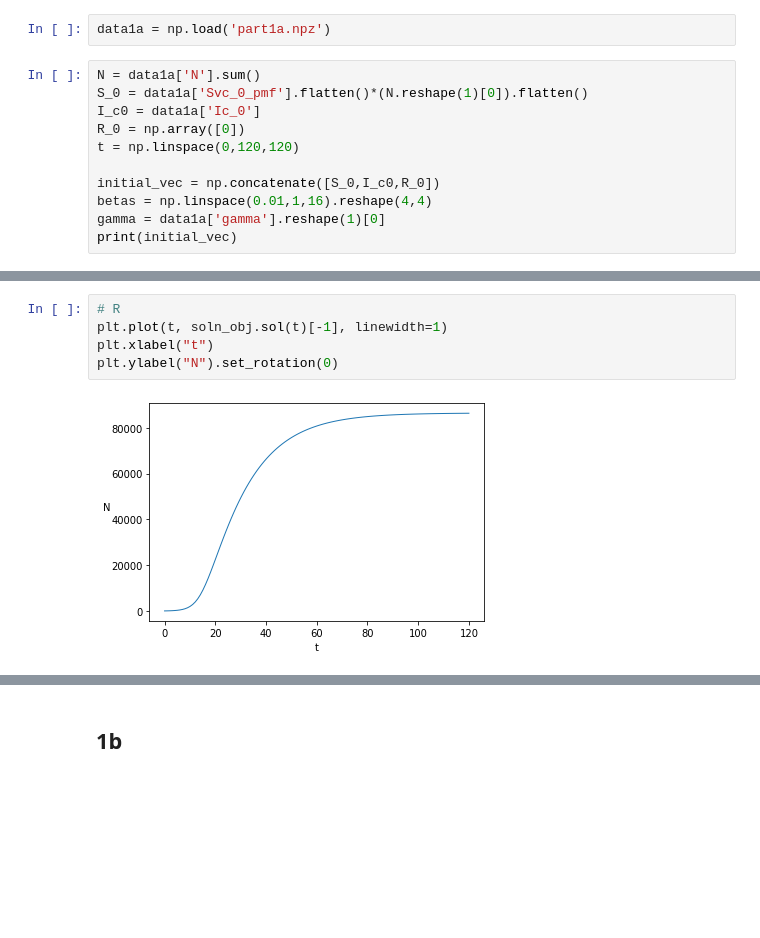
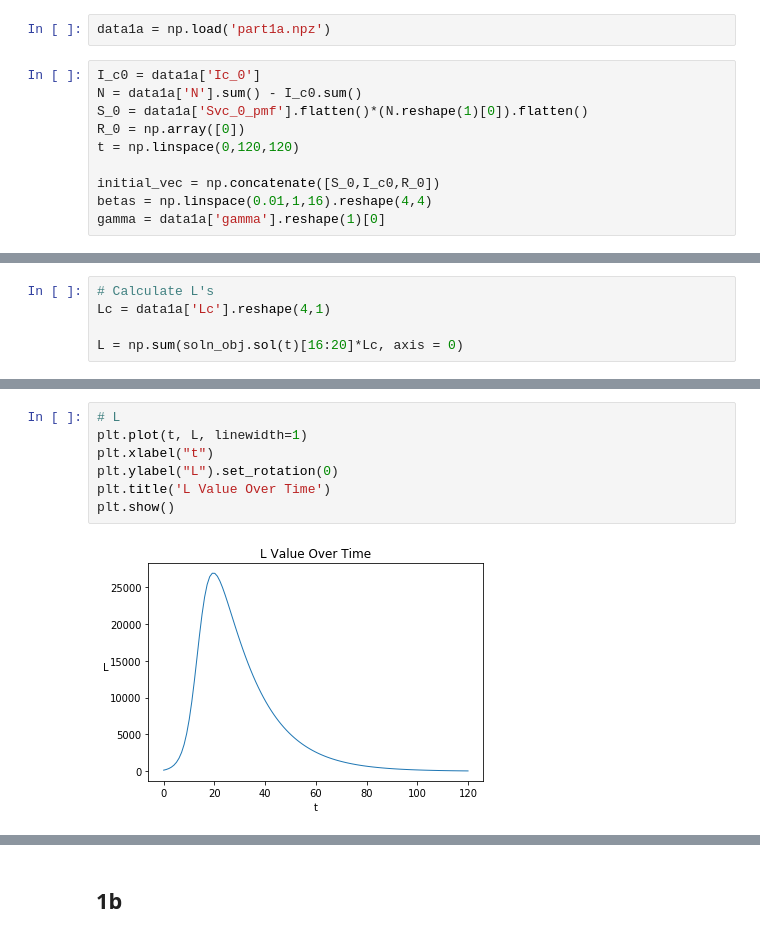
Before and after one commit to rtora/Monitoring-COVID-19-Infections-through-Wastewater-Surveillance, a Jupyter notebook: Part1.ipynb, the cells around one changed output, grey strips where cells are left out. Cells and saved outputs as stored; diff of their text form; blank space fills up the shorter version.

```diff
--- a/Part1.ipynb
+++ b/Part1.ipynb
@@ -4,13 +10,12 @@ import matplotlib.pyplot as plt
 # %%
 data1a = np.load('part1a.npz')
 # %%
-N = data1a['N'].sum()
+I_c0 = data1a['Ic_0']
+N = data1a['N'].sum() - I_c0.sum()
 S_0 = data1a['Svc_0_pmf'].flatten()*(N.reshape(1)[0]).flatten()
-I_c0 = data1a['Ic_0']
 R_0 = np.array([0])
 t = np.linspace(0,120,120)
 
 initial_vec = np.concatenate([S_0,I_c0,R_0])
 betas = np.linspace(0.01,1,16).reshape(4,4)
 gamma = data1a['gamma'].reshape(1)[0]
-print(initial_vec)
@@ -43,3 +45,8 @@ from scipy.integrate import solve_ivp
 
 soln_obj = solve_ivp(SIR_model, (t[0],t[-1]), initial_vec,
                      args = (betas, gamma), dense_output = True)
+# %%
+# Calculate L's
+Lc = data1a['Lc'].reshape(4,1)
+
+L = np.sum(soln_obj.sol(t)[16:20]*Lc, axis = 0)
@@ -87,7 +134,9 @@ plt.show()
 # %%
-# R
-plt.plot(t, soln_obj.sol(t)[-1], linewidth=1)
+# L
+plt.plot(t, L, linewidth=1)
 plt.xlabel("t")
-plt.ylabel("N").set_rotation(0)
+plt.ylabel("L").set_rotation(0)
+plt.title('L Value Over Time')
+plt.show()
 # %% [output]
-[figure, old version]
+[figure, new version]
```
Also changed, not shown: parts of 28 cells of this notebook.
